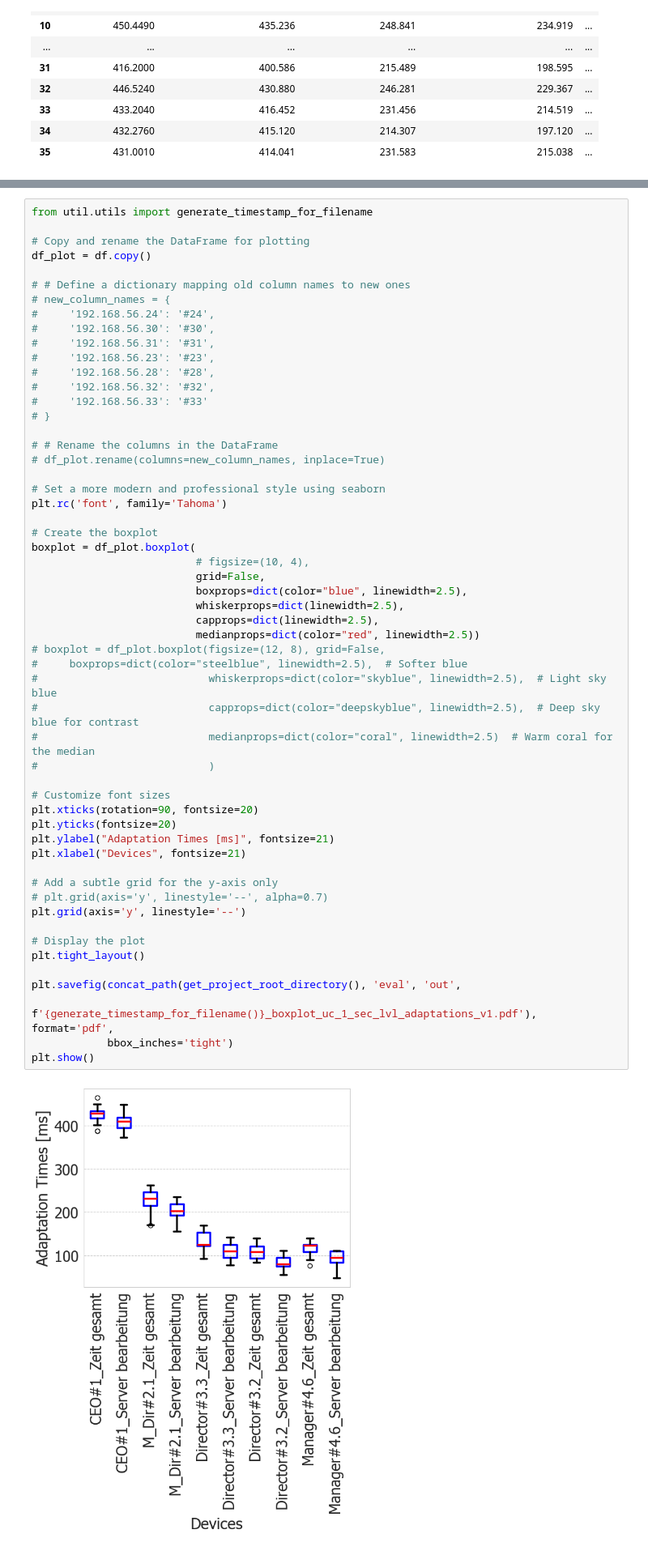
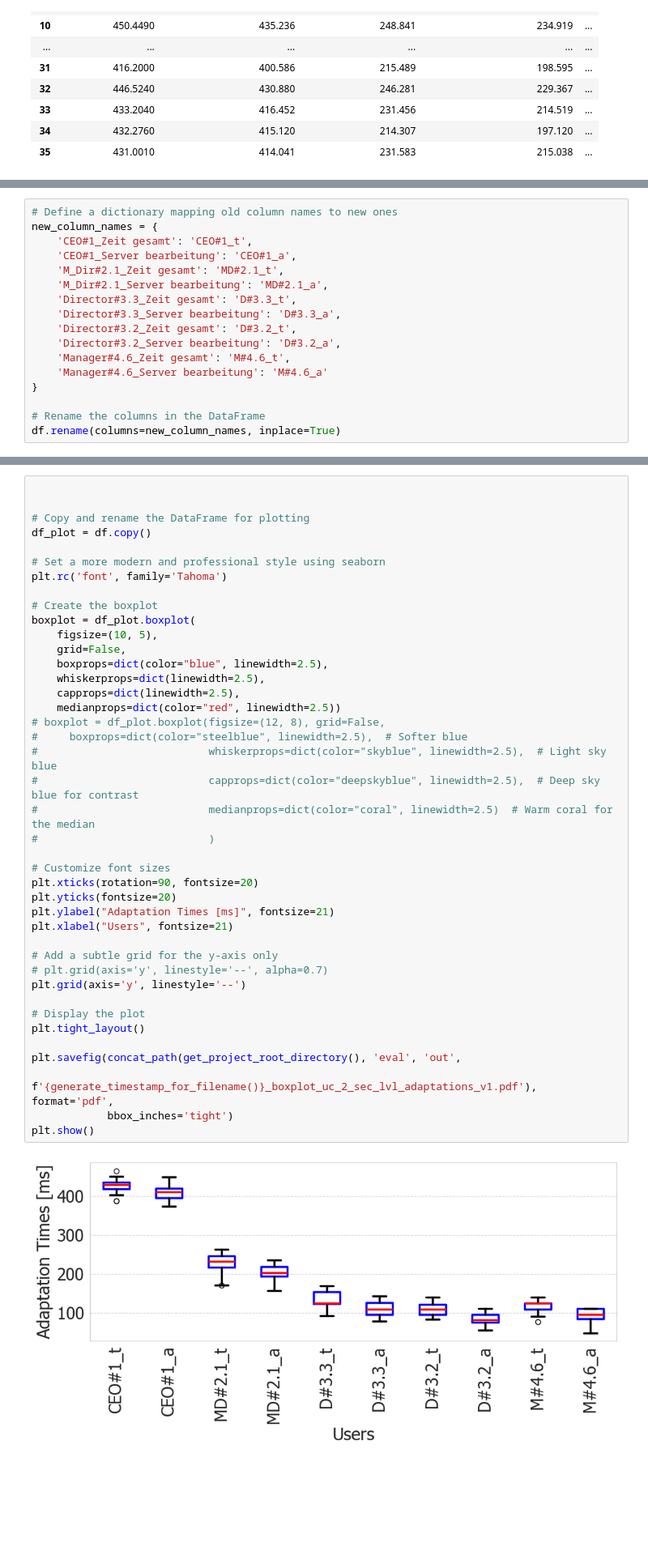
Before and after one commit to jku-lit-scsl/ecsa25_safer-d_uc-1, a Jupyter notebook: eval/02_uc-2_sec_lvl_eval.ipynb, the cells around one changed output, grey strips where cells are left out. Shown at 81% size. Cells and saved outputs as stored; diff of their text form; blank space fills up the shorter version.

Commit message:
added sec-lvl adapt uc-2
Signed-off-by: Marco Stadler <marco.stadler@jku.at>

```diff
--- a/eval/02_uc-2_sec_lvl_eval.ipynb
+++ b/eval/02_uc-2_sec_lvl_eval.ipynb
@@ -149,3 +150,20 @@ plt.xlabel("Files")
 plt.show()
 # %% [output]
 [figure]
+# %%
+# Define a dictionary mapping old column names to new ones
+new_column_names = {
+    'CEO#1_Zeit gesamt': 'CEO#1_t',
+    'CEO#1_Server bearbeitung': 'CEO#1_a',
+    'M_Dir#2.1_Zeit gesamt': 'MD#2.1_t',
+    'M_Dir#2.1_Server bearbeitung': 'MD#2.1_a',
+    'Director#3.3_Zeit gesamt': 'D#3.3_t',
+    'Director#3.3_Server bearbeitung': 'D#3.3_a',
+    'Director#3.2_Zeit gesamt': 'D#3.2_t',
+    'Director#3.2_Server bearbeitung': 'D#3.2_a',
+    'Manager#4.6_Zeit gesamt': 'M#4.6_t',
+    'Manager#4.6_Server bearbeitung': 'M#4.6_a'
+}
+
+# Rename the columns in the DataFrame
+df.rename(columns=new_column_names, inplace=True)
@@ -152,60 +191,46 @@ plt.show()
 # %%
-from util.utils import generate_timestamp_for_filename
+
 
 # Copy and rename the DataFrame for plotting
 df_plot = df.copy()
-
-# # Define a dictionary mapping old column names to new ones
-# new_column_names = {
-#     '192.168.56.24': '#24',
-#     '192.168.56.30': '#30',
-#     '192.168.56.31': '#31',
-#     '192.168.56.23': '#23',
-#     '192.168.56.28': '#28',
-#     '192.168.56.32': '#32',
-#     '192.168.56.33': '#33'
-# }
-
-# # Rename the columns in the DataFrame
-# df_plot.rename(columns=new_column_names, inplace=True)
 
 # Set a more modern and professional style using seaborn
 plt.rc('font', family='Tahoma')
 
 # Create the boxplot
 boxplot = df_plot.boxplot(
-                          # figsize=(10, 4),
-                          grid=False,
-                          boxprops=dict(color="blue", linewidth=2.5),
-                          whiskerprops=dict(linewidth=2.5),
-                          capprops=dict(linewidth=2.5),
-                          medianprops=dict(color="red", linewidth=2.5))
+    figsize=(10, 5),
+    grid=False,
+    boxprops=dict(color="blue", linewidth=2.5),
+    whiskerprops=dict(linewidth=2.5),
+    capprops=dict(linewidth=2.5),
+    medianprops=dict(color="red", linewidth=2.5))
 # boxplot = df_plot.boxplot(figsize=(12, 8), grid=False,
 #     boxprops=dict(color="steelblue", linewidth=2.5),  # Softer blue
 #                           whiskerprops=dict(color="skyblue", linewidth=2.5),  # Light sky blue
 #                           capprops=dict(color="deepskyblue", linewidth=2.5),  # Deep sky blue for contrast
 #                           medianprops=dict(color="coral", linewidth=2.5)  # Warm coral for the median
 #                           )
 
 # Customize font sizes
 plt.xticks(rotation=90, fontsize=20)
 plt.yticks(fontsize=20)
 plt.ylabel("Adaptation Times [ms]", fontsize=21)
-plt.xlabel("Devices", fontsize=21)
+plt.xlabel("Users", fontsize=21)
 
 # Add a subtle grid for the y-axis only
 # plt.grid(axis='y', linestyle='--', alpha=0.7)
 plt.grid(axis='y', linestyle='--')
 
 # Display the plot
 plt.tight_layout()
 
 plt.savefig(concat_path(get_project_root_directory(), 'eval', 'out',
-                        f'{generate_timestamp_for_filename()}_boxplot_uc_1_sec_lvl_adaptations_v1.pdf'), format='pdf',
+                        f'{generate_timestamp_for_filename()}_boxplot_uc_2_sec_lvl_adaptations_v1.pdf'), format='pdf',
             bbox_inches='tight')
 plt.show()
 # %% [output]
-[figure, old version]
+[figure, new version]
 # %%
 # Calculate quartiles, minimum, and maximum for each column
 summary_stats = df.describe().T[["min", "25%", "50%", "75%", "max"]]
```
Also changed, not shown: parts of 7 cells of this notebook, 3 other files.
